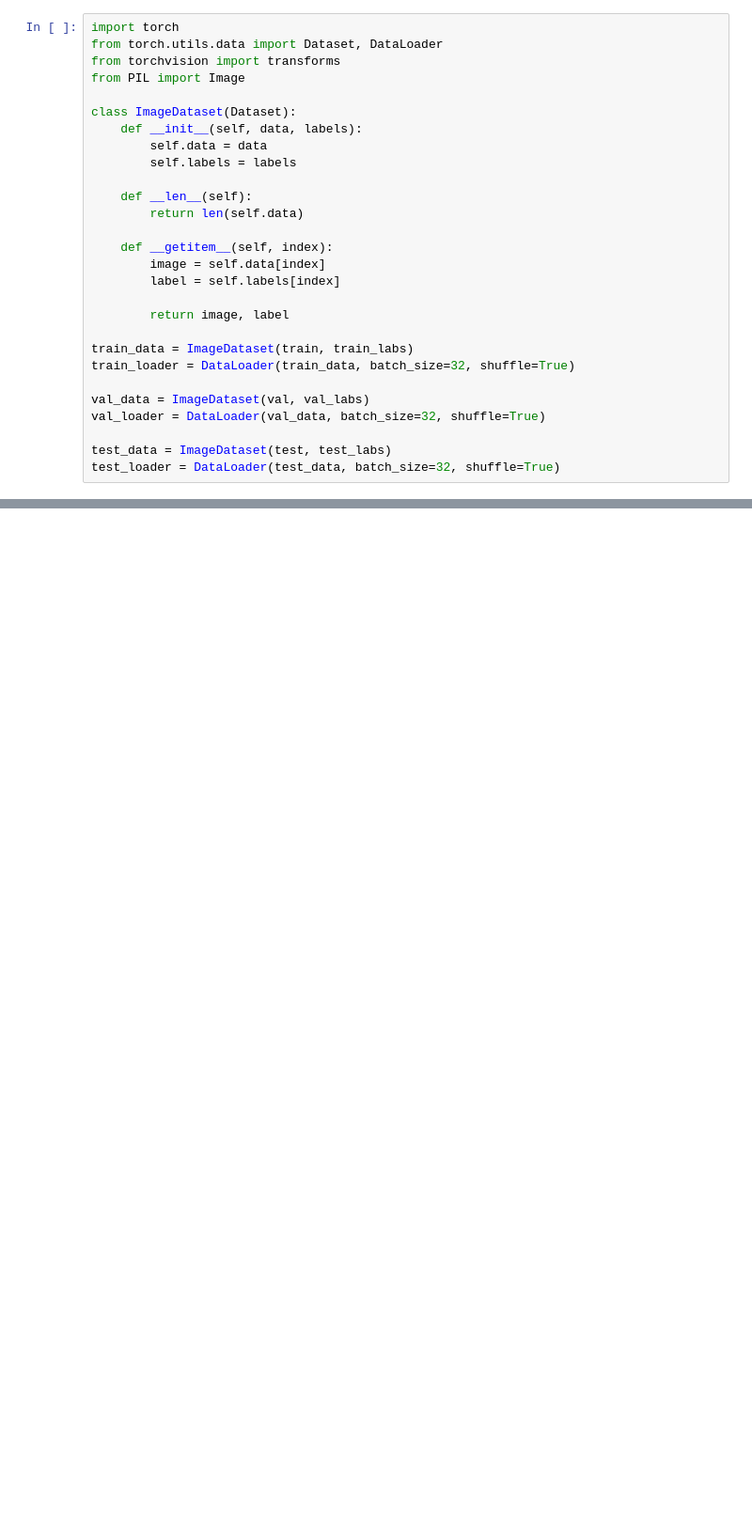
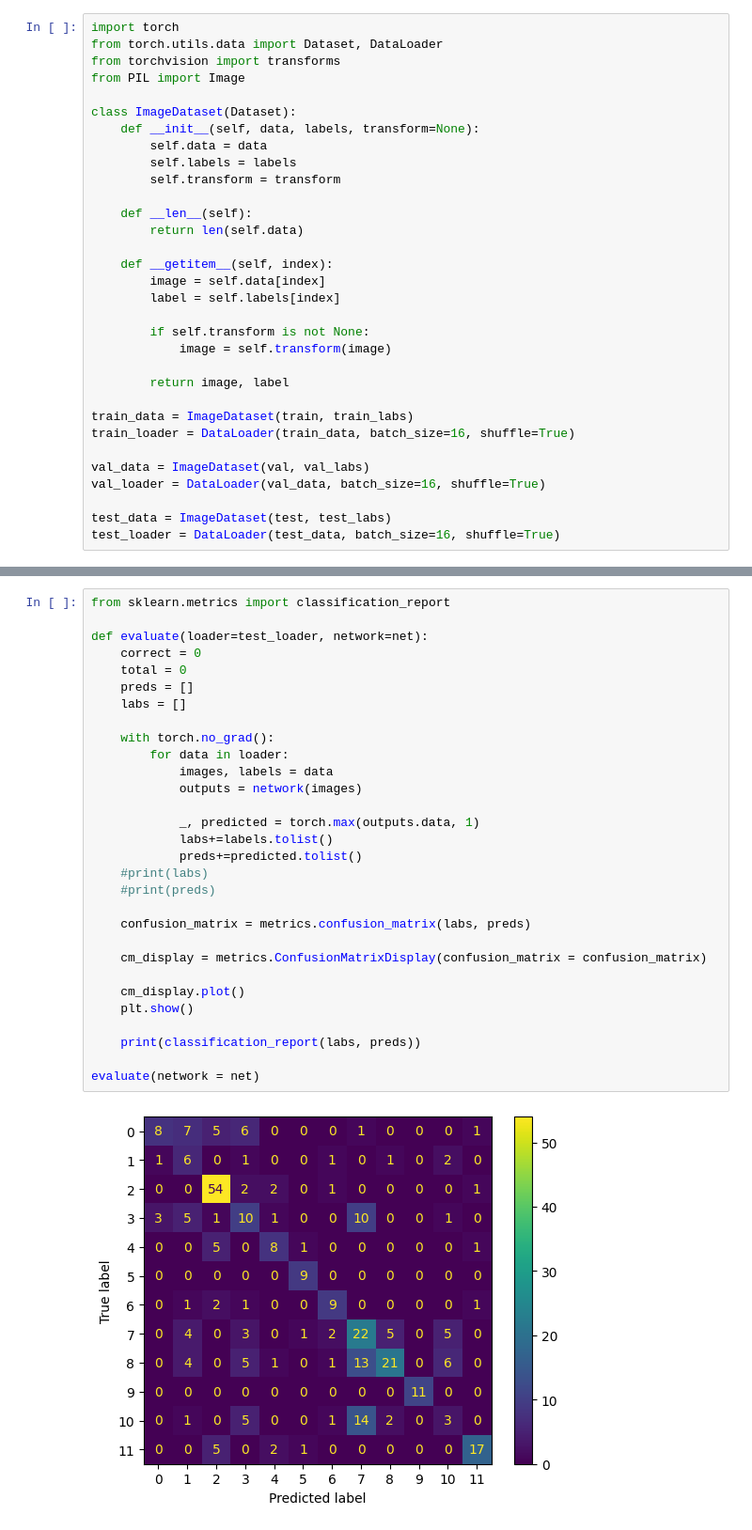
Before and after one commit to ChloeMorgana/DL-Coursework, a Jupyter notebook: 2439047s_DL_Coursework.ipynb, the cells around one changed output, grey strips where cells are left out. Shown at 94% size. Cells and saved outputs as stored; diff of their text form; blank space fills up the shorter version.

```diff
--- a/2439047s_DL_Coursework.ipynb
+++ b/2439047s_DL_Coursework.ipynb
@@ -199,9 +112,10 @@ from torchvision import transforms
 from PIL import Image
 
 class ImageDataset(Dataset):
-    def __init__(self, data, labels):
+    def __init__(self, data, labels, transform=None):
         self.data = data
         self.labels = labels
+        self.transform = transform
 
     def __len__(self):
         return len(self.data)
@@ -210,13 +124,16 @@ class ImageDataset(Dataset):
         image = self.data[index]
         label = self.labels[index]
 
+        if self.transform is not None:
+            image = self.transform(image)
+
         return image, label
 
 train_data = ImageDataset(train, train_labs)
-train_loader = DataLoader(train_data, batch_size=32, shuffle=True)
+train_loader = DataLoader(train_data, batch_size=16, shuffle=True)
 
 val_data = ImageDataset(val, val_labs)
-val_loader = DataLoader(val_data, batch_size=32, shuffle=True)
+val_loader = DataLoader(val_data, batch_size=16, shuffle=True)
 
 test_data = ImageDataset(test, test_labs)
-test_loader = DataLoader(test_data, batch_size=32, shuffle=True)
+test_loader = DataLoader(test_data, batch_size=16, shuffle=True)
@@ -302,0 +250,32 @@ Finished Training
+# %%
+from sklearn.metrics import classification_report
+
+def evaluate(loader=test_loader, network=net):
+    correct = 0
+    total = 0
+    preds = []
+    labs = []
+
+    with torch.no_grad():
+        for data in loader:
+            images, labels = data
+            outputs = network(images)
+
+            _, predicted = torch.max(outputs.data, 1)
+            labs+=labels.tolist()
+            preds+=predicted.tolist()
+    #print(labs)
+    #print(preds)
+
+    confusion_matrix = metrics.confusion_matrix(labs, preds)
+
+    cm_display = metrics.ConfusionMatrixDisplay(confusion_matrix = confusion_matrix)
+
+    cm_display.plot()
+    plt.show()
+
+    print(classification_report(labs, preds))
+
+evaluate(network = net)
+# %% [output]
+[figure, added]
```
Also changed, not shown: parts of 32 cells of this notebook.
